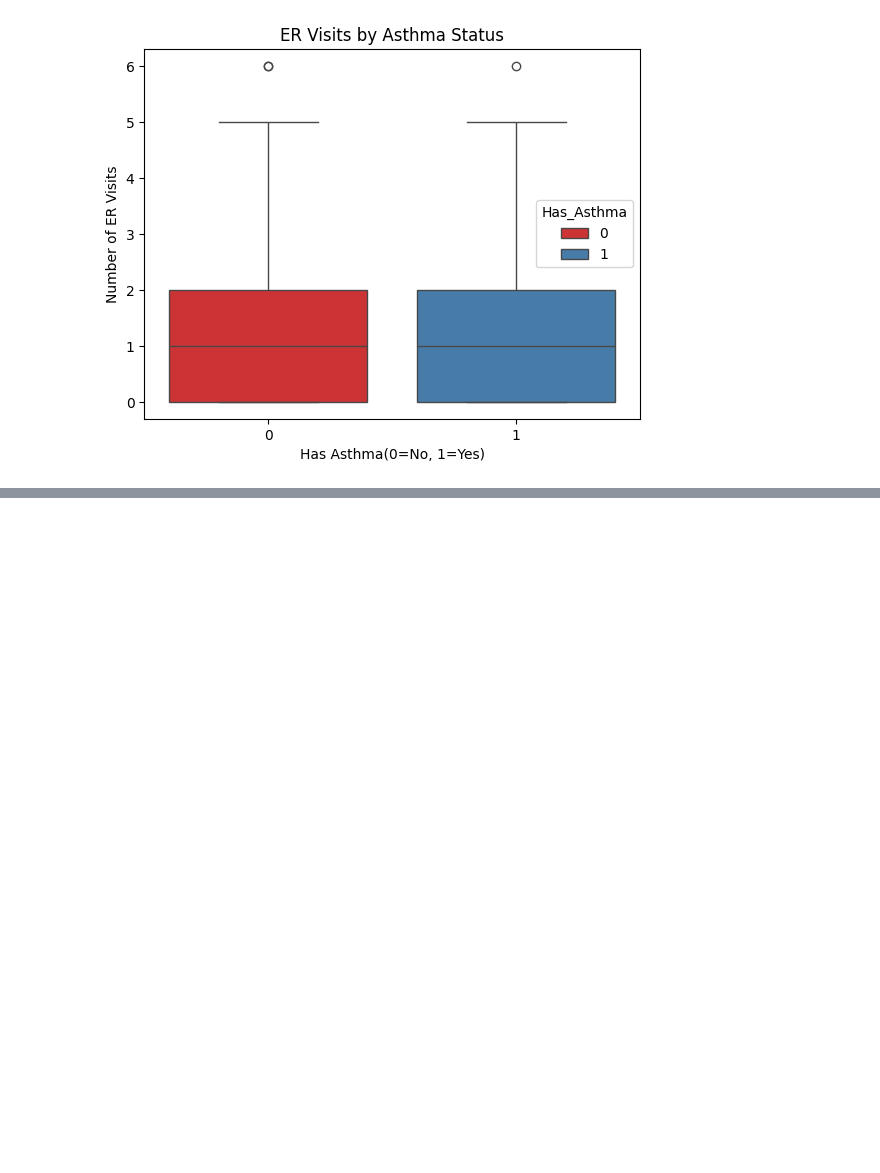
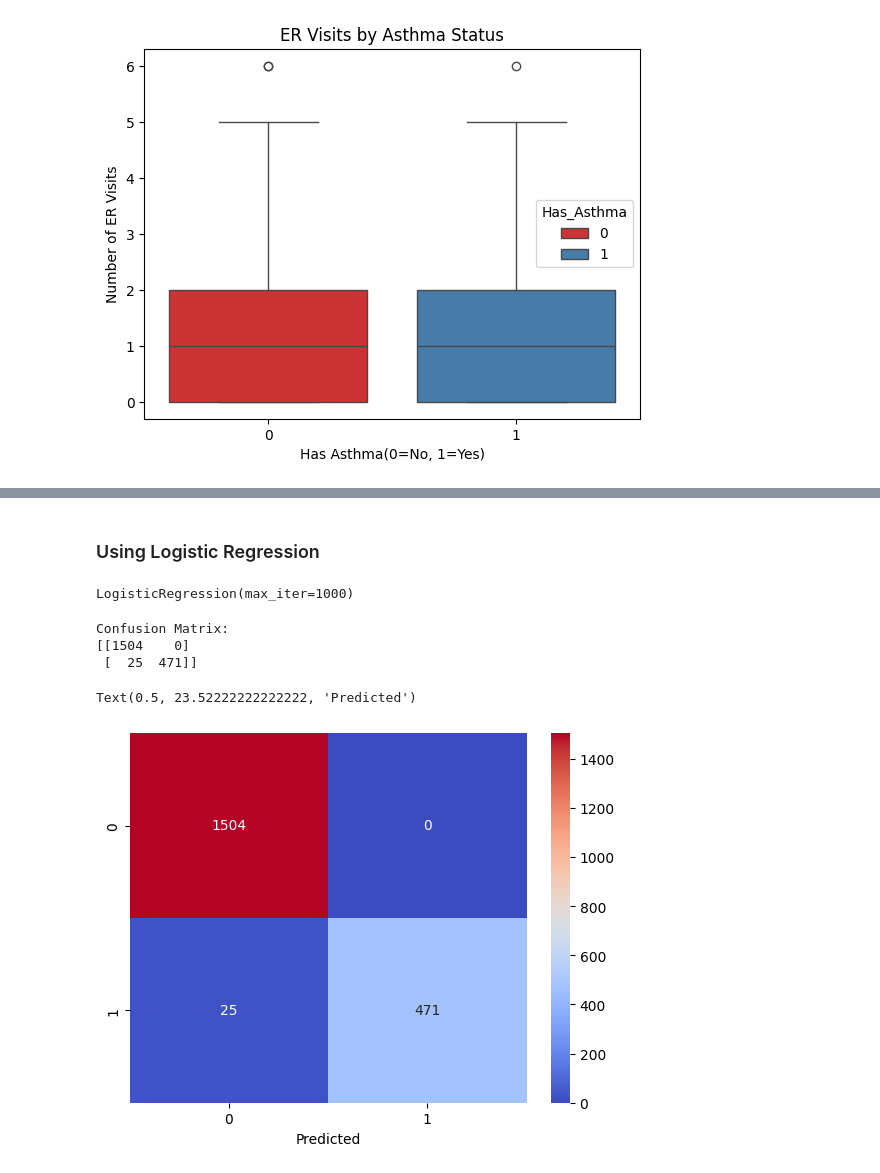
Before and after one commit to adlawzay/Synthetic_Asthma, a Jupyter notebook: Synthetic_Asthma EDA.ipynb, the cells around one changed output, grey strips where cells are left out. Drawn from its saved outputs; the diff is of its cells as text; code cells hidden in the pictures; blank space fills up the shorter version.

Commit message:
logistic regression added

```diff
--- a/Synthetic_Asthma EDA.ipynb
+++ b/Synthetic_Asthma EDA.ipynb
@@ -213,0 +238,19 @@ sns.pairplot(df, hue='Has_Asthma', diag_kind='kde', markers=["o", "s"], palette=
+# %% [markdown]
+### Using Logistic Regression
+# %%
+model_2 = LogisticRegression(max_iter=1000)
+model_2.fit(x_train, y_train)
+# %% [output]
+LogisticRegression(max_iter=1000)
+# %%
+y_pred = model_2.predict(x_test)
+print("Confusion Matrix:")
+print(confusion_matrix(y_test, y_pred))
+sns.heatmap(confusion_matrix(y_test, y_pred), annot=True, fmt='d', cmap='coolwarm')
+plt.xlabel('Predicted')
+# %% [output]
+Confusion Matrix:
+[[1504    0]
+ [  25  471]]
+Text(0.5, 23.52222222222222, 'Predicted')
+[figure, added]
```
Also changed, not shown: parts of 18 cells of this notebook, 2 other files.
